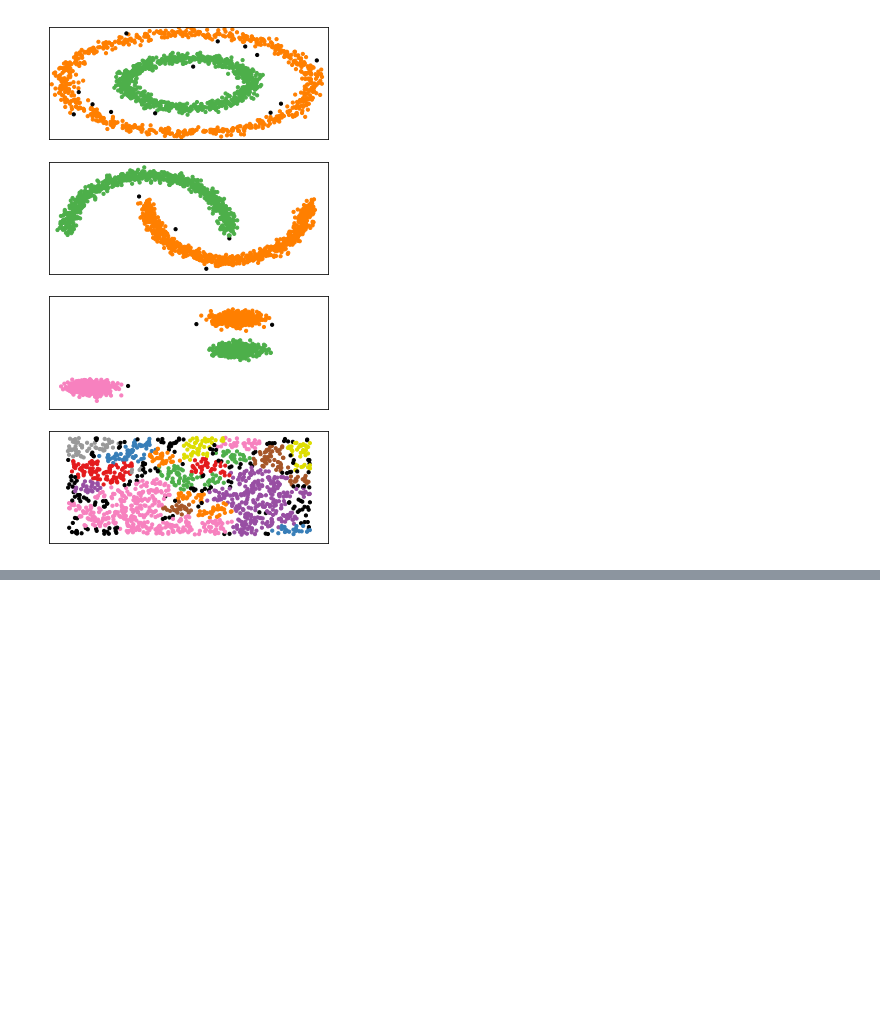
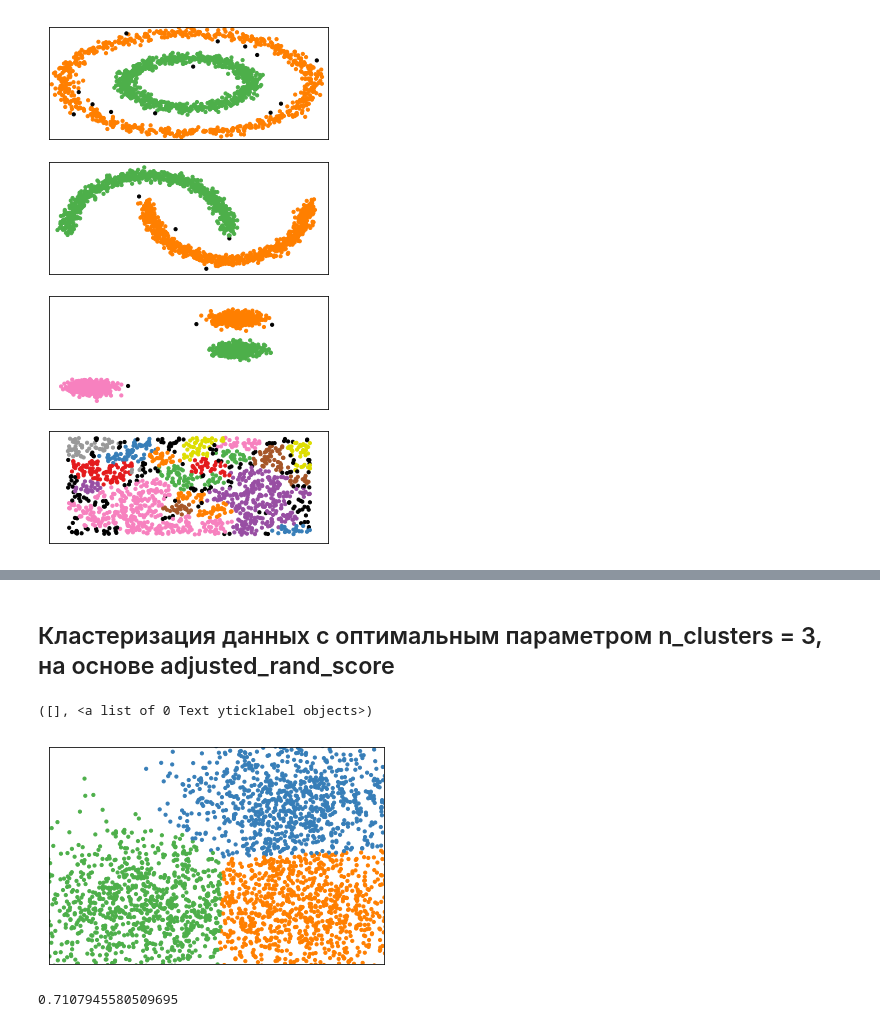
Before and after one commit to ilyaalexivanov/ds-homework, a Jupyter notebook: hw05/hw05.ipynb, the cells around one changed output, grey strips where cells are left out. Drawn from its saved outputs; the diff is of its cells as text; code cells hidden in the pictures; blank space fills up the shorter version.

```diff
--- a/hw05/hw05.ipynb
+++ b/hw05/hw05.ipynb
@@ -236,0 +268,23 @@ plt.show()
+# %%
+colors = np.array(list(islice(cycle(['#377eb8', '#ff7f00', '#4daf4a',
+                                         '#f781bf', '#a65628', '#984ea3',
+                                         '#999999', '#e41a1c', '#dede00']),
+                                  int(max(y_pred) + 1))))
+# %% [markdown]
+## Кластеризация данных с оптимальным параметром n_clusters = 3, на основе adjusted_rand_score
+# %%
+cls = KMeans(n_clusters = 3)
+y = cls.fit_predict(X)
+colors = np.append(colors, ["#000000"])
+plt.scatter(X[:, 0], X[:, 1], s=10, color=colors[y])
+plt.xlim(-2, 2)
+plt.ylim(-2, 2)
+plt.xticks(())
+plt.yticks(())
+# %% [output]
+([], <a list of 0 Text yticklabel objects>)
+[figure, added]
+# %%
+metrics.adjusted_rand_score(labels_true,y)
+# %% [output]
+0.7107945580509695
```
Also changed, not shown: parts of 21 cells of this notebook.
